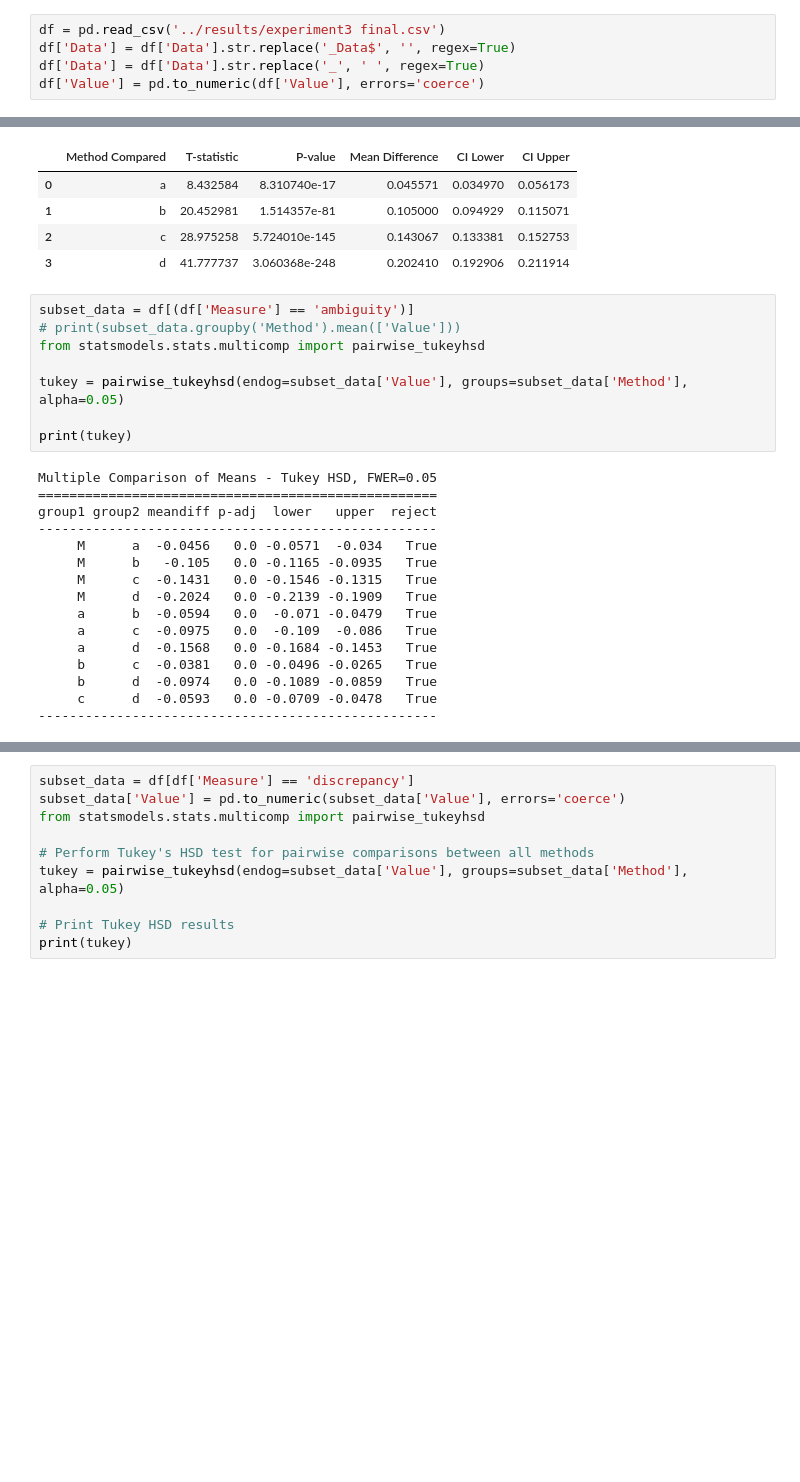
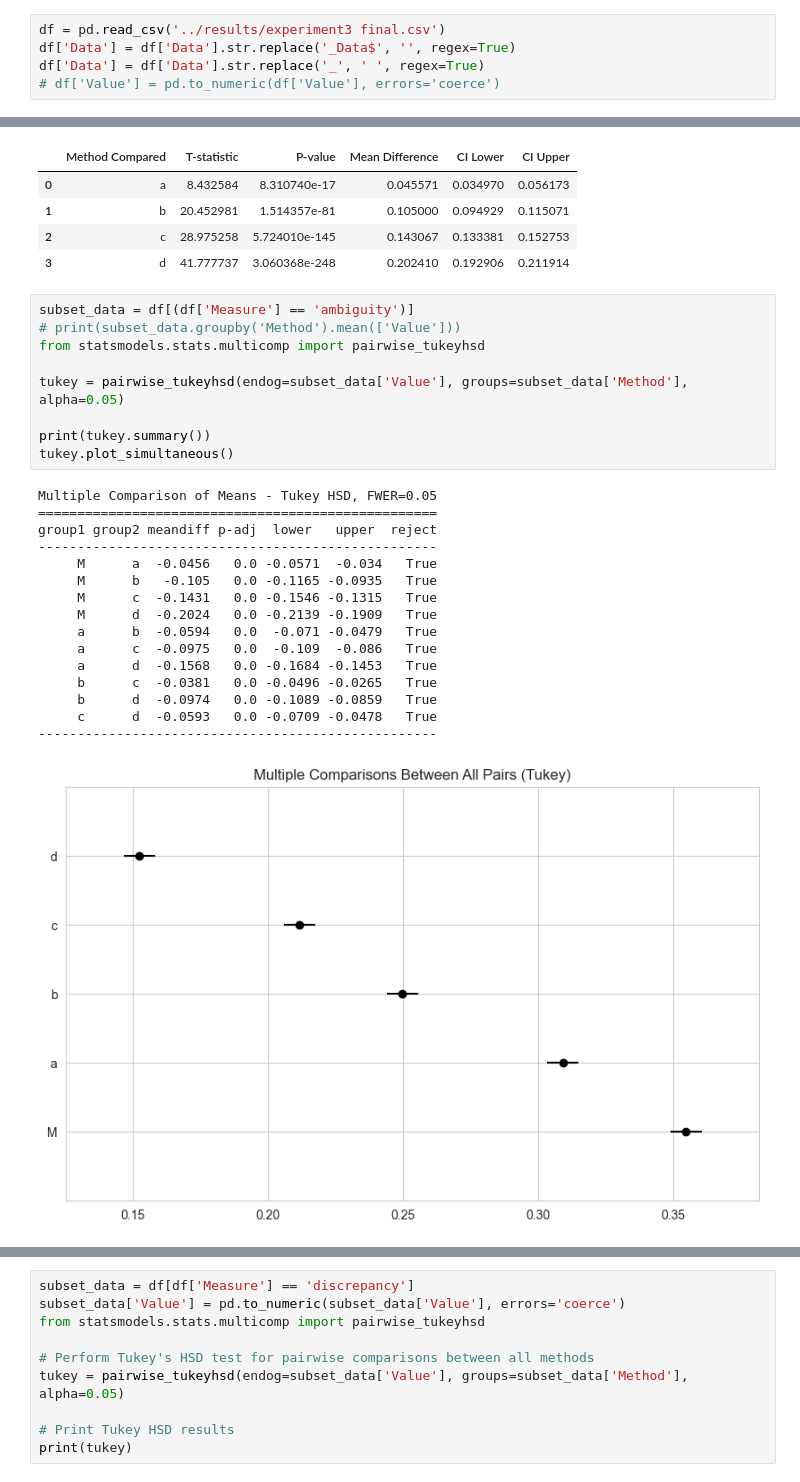
Before and after one commit to tina-behzad/Reconciliation-Project, a Jupyter notebook: visualization/experiment3.ipynb, the cells around one changed output, grey strips where cells are left out. Drawn from its saved outputs; the diff is of its cells as text; blank space fills up the shorter version.

```diff
--- a/visualization/experiment3.ipynb
+++ b/visualization/experiment3.ipynb
@@ -87,7 +87,7 @@ Table for Compas_Data Disagreements
 df = pd.read_csv('../results/experiment3 final.csv')
 df['Data'] = df['Data'].str.replace('_Data$', '', regex=True)
 df['Data'] = df['Data'].str.replace('_', ' ', regex=True)
-df['Value'] = pd.to_numeric(df['Value'], errors='coerce')
+# df['Value'] = pd.to_numeric(df['Value'], errors='coerce')
 # %%
 import pandas as pd
 import numpy as np
@@ -155,24 +155,26 @@ display(results_df)
 # %%
 subset_data = df[(df['Measure'] == 'ambiguity')]
 # print(subset_data.groupby('Method').mean(['Value']))
 from statsmodels.stats.multicomp import pairwise_tukeyhsd
 
 tukey = pairwise_tukeyhsd(endog=subset_data['Value'], groups=subset_data['Method'], alpha=0.05)
 
-print(tukey)
+print(tukey.summary())
+tukey.plot_simultaneous()
 # %% [output]
 Multiple Comparison of Means - Tukey HSD, FWER=0.05
 ===================================================
 group1 group2 meandiff p-adj  lower   upper  reject
 ---------------------------------------------------
      M      a  -0.0456   0.0 -0.0571  -0.034   True
      M      b   -0.105   0.0 -0.1165 -0.0935   True
      M      c  -0.1431   0.0 -0.1546 -0.1315   True
      M      d  -0.2024   0.0 -0.2139 -0.1909   True
      a      b  -0.0594   0.0  -0.071 -0.0479   True
      a      c  -0.0975   0.0  -0.109  -0.086   True
      a      d  -0.1568   0.0 -0.1684 -0.1453   True
      b      c  -0.0381   0.0 -0.0496 -0.0265   True
      b      d  -0.0974   0.0 -0.1089 -0.0859   True
      c      d  -0.0593   0.0 -0.0709 -0.0478   True
 ---------------------------------------------------
+[figure, added]
```
Also changed, not shown: parts of 4 cells of this notebook, 9 other files.
